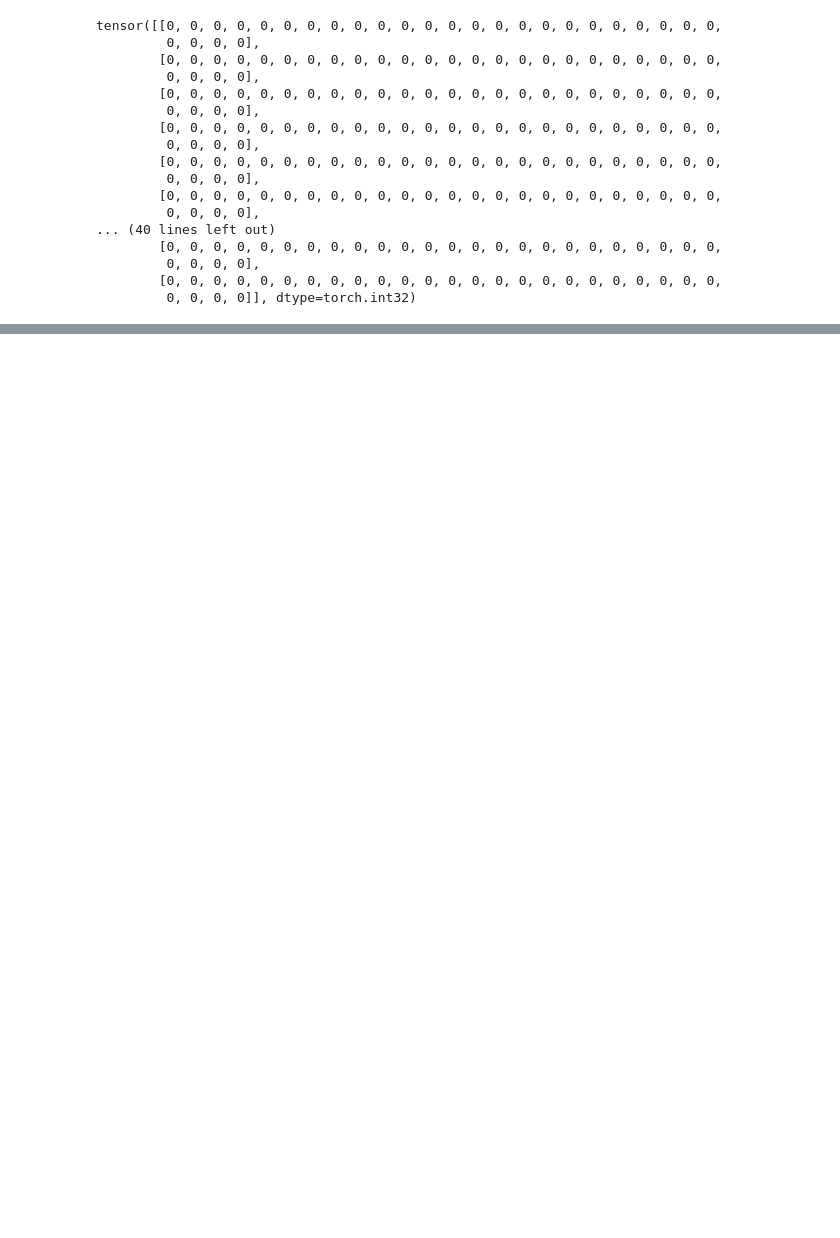
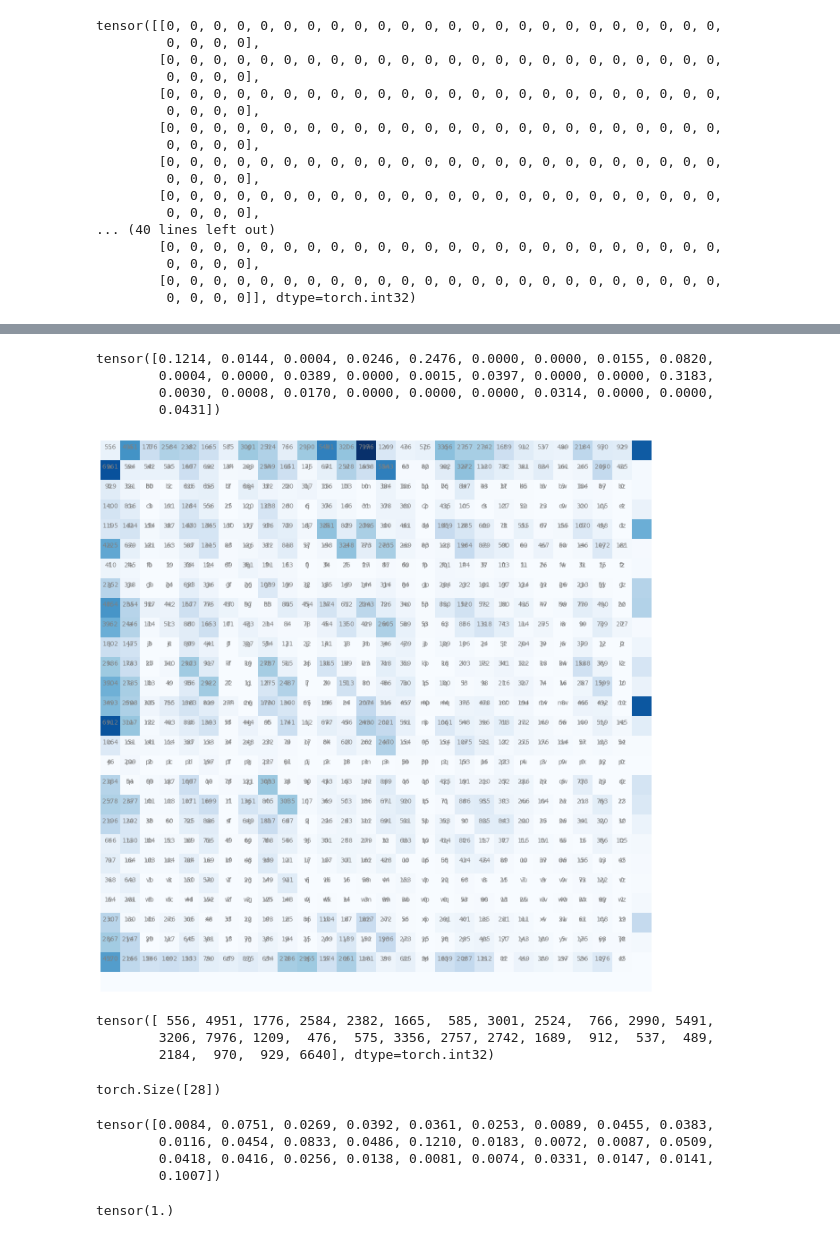
Before and after one commit to mnaredla-cloud/GenAI, a Jupyter notebook: make_more.ipynb, the cells around one changed output, grey strips where cells are left out. Saved outputs shown, nothing was run; the diff lists cells and outputs as text; code cells hidden in the pictures; blank space fills up the shorter version.

```diff
--- a/make_more.ipynb
+++ b/make_more.ipynb
@@ -13,7 +13,7 @@ Saving indian_names.txt to indian_names (1).txt
 # %%
 #open the uploaded file and read the file and split the lines
 
-names = open('indian_names.txt','r').read().splitlines()
+names = open('names.txt','r').read().splitlines()
 # %%
 # Print sample 10 names
 
@@ -301,0 +328,9 @@ import matplotlib.pyplot as plt
+# %%
+p = T[1].float()
+p = p / p.sum()
+print(p)
+# %% [output]
+tensor([0.1214, 0.0144, 0.0004, 0.0246, 0.2476, 0.0000, 0.0000, 0.0155, 0.0820,
+        0.0004, 0.0000, 0.0389, 0.0000, 0.0015, 0.0397, 0.0000, 0.0000, 0.3183,
+        0.0030, 0.0008, 0.0170, 0.0000, 0.0000, 0.0000, 0.0314, 0.0000, 0.0000,
+        0.0431])
@@ -301,0 +339,59 @@ import matplotlib.pyplot as plt
+# %%
+chars = sorted(list(set(''.join(names))))
+# %%
+stoi = {s:i+1 for i,s in enumerate(chars)}
+stoi['.'] = 0
+itos = {i:s for s,i in stoi.items()}
+# %%
+for W in names:
+  chr = ['.'] + list(W) + ['.']
+  for ch1,ch2 in zip(chr,chr[1:]):
+    index_1 = stoi[ch1]
+    index_2 = stoi[ch2]
+    T[index_1,index_2] += 1
+# %%
+import matplotlib.pyplot as plt
+%matplotlib inline
+
+plt.figure(figsize = (16,16))
+plt.imshow(T,cmap = 'Blues')
+for i in range(27):
+  for j in range(27):
+    chr = itos[i] + itos[j]
+    plt.text(j,i,chr,ha = 'center',va = 'bottom',color = 'gray')
+    plt.text(j,i, T[i,j].item(),ha = 'center',va = 'bottom',color = 'gray')
+plt.axis('off')
+plt.show()
+# %% [output]
+[figure, added]
+# %%
+#First Row of tensor
+
+T[0]
+# %% [output]
+tensor([ 556, 4951, 1776, 2584, 2382, 1665,  585, 3001, 2524,  766, 2990, 5491,
+        3206, 7976, 1209,  476,  575, 3356, 2757, 2742, 1689,  912,  537,  489,
+        2184,  970,  929, 6640], dtype=torch.int32)
+# %%
+#sum of tensors First Row
+
+T[0].shape
+# %% [output]
+torch.Size([28])
+# %%
+#Average
+
+p = T[0].float()
+p = p/p.sum()
+p
+# %% [output]
+tensor([0.0084, 0.0751, 0.0269, 0.0392, 0.0361, 0.0253, 0.0089, 0.0455, 0.0383,
+        0.0116, 0.0454, 0.0833, 0.0486, 0.1210, 0.0183, 0.0072, 0.0087, 0.0509,
+        0.0418, 0.0416, 0.0256, 0.0138, 0.0081, 0.0074, 0.0331, 0.0147, 0.0141,
+        0.1007])
+# %%
+#Sum of probability = 1
+
+p.sum()
+# %% [output]
+tensor(1.)
```
Also changed, not shown: parts of 46 cells of this notebook.
